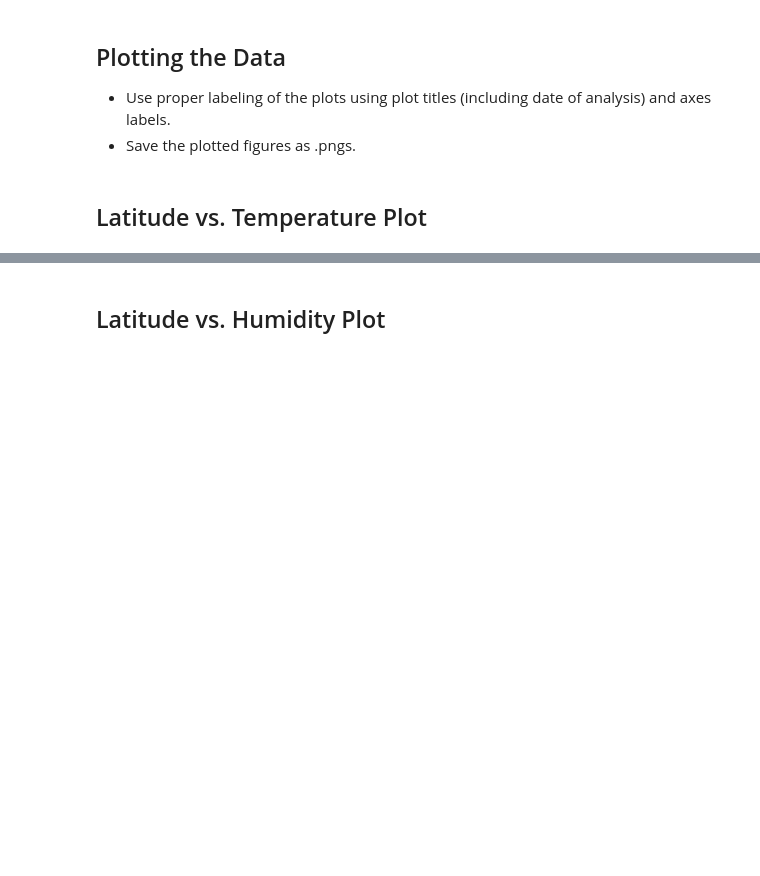
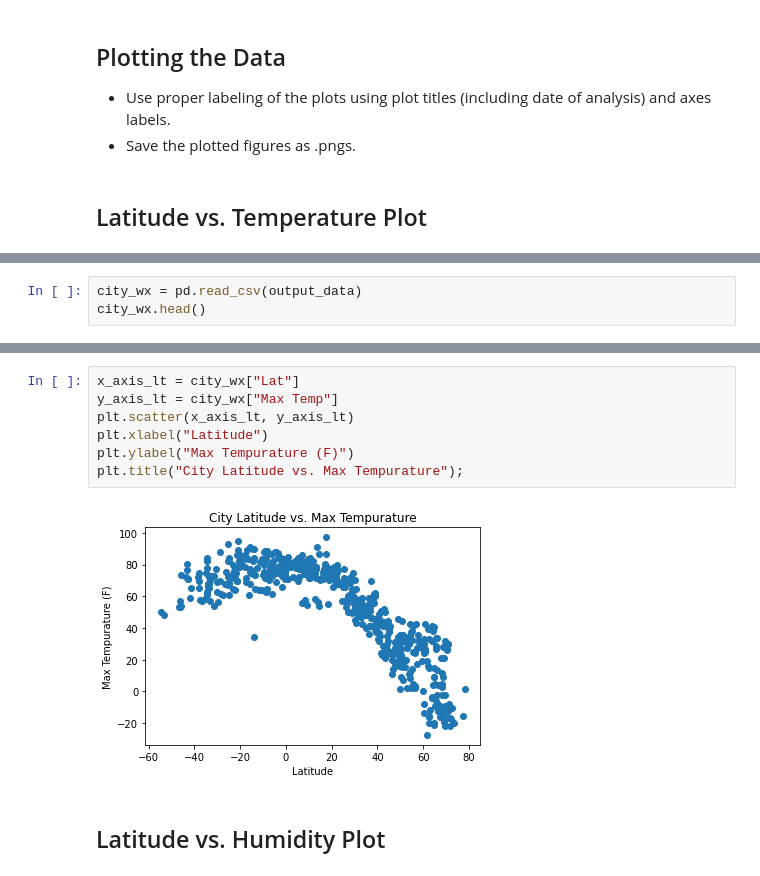
Before and after one commit to ccgrace/python-api-challenge, a Jupyter notebook: WeatherPy/WeatherPy.ipynb, the cells around one changed output, grey strips where cells are left out. Cells and saved outputs as stored; diff of their text form; blank space fills up the shorter version.

Commit message:
added first scatter plot

```diff
--- a/WeatherPy/WeatherPy.ipynb
+++ b/WeatherPy/WeatherPy.ipynb
@@ -195,0 +193,3 @@ city_wx.head()
+# %%
+city_wx = pd.read_csv(output_data)
+city_wx.head()
@@ -196,3 +203,12 @@ city_wx.head()
+# %%
+x_axis_lt = city_wx["Lat"]
+y_axis_lt = city_wx["Max Temp"]
+plt.scatter(x_axis_lt, y_axis_lt)
+plt.xlabel("Latitude")
+plt.ylabel("Max Tempurature (F)")
+plt.title("City Latitude vs. Max Tempurature");
+# %% [output]
+[figure, added]
 # %% [markdown]
 ## Latitude vs. Humidity Plot
 # %%
```
Also changed, not shown: parts of 2 cells of this notebook.
